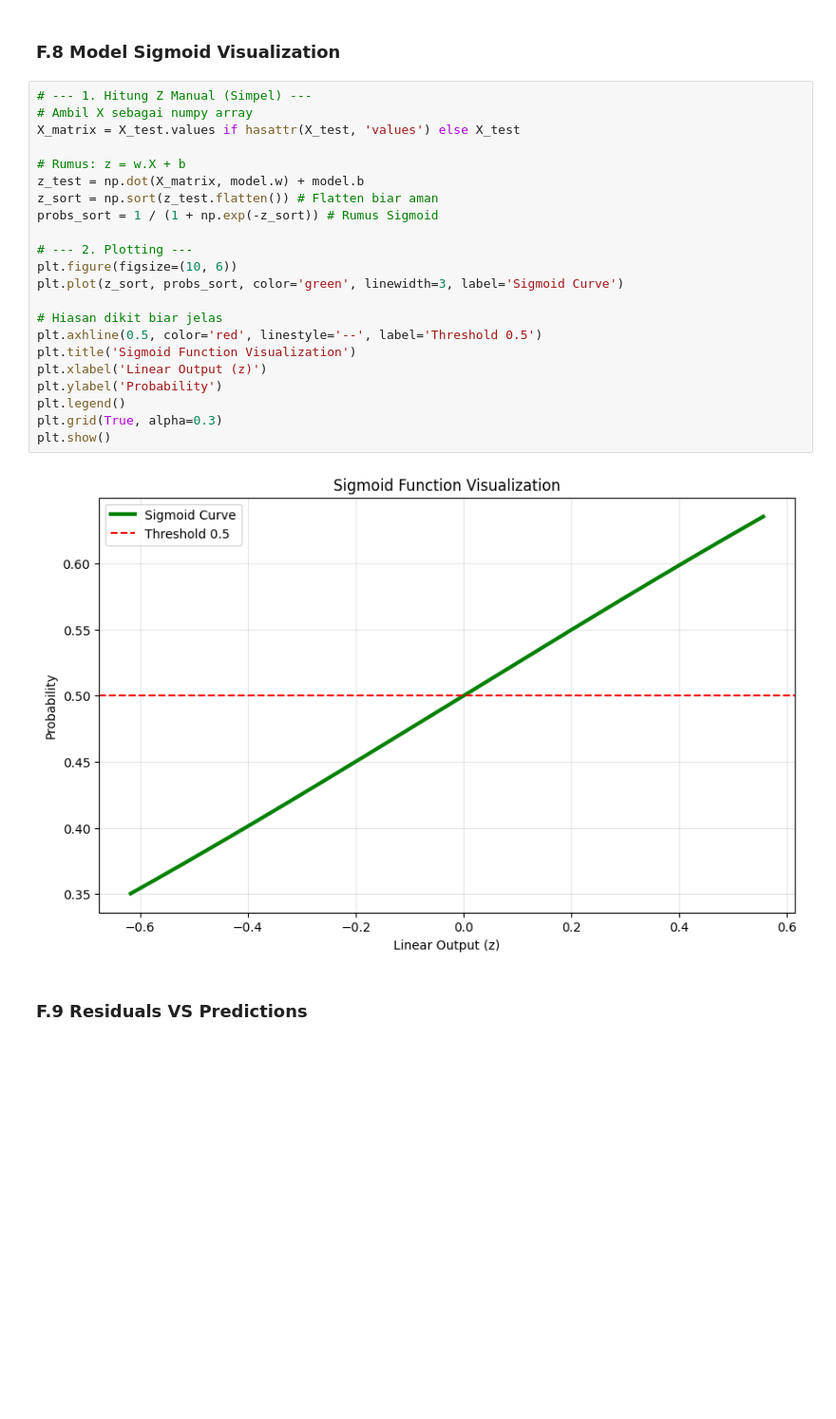
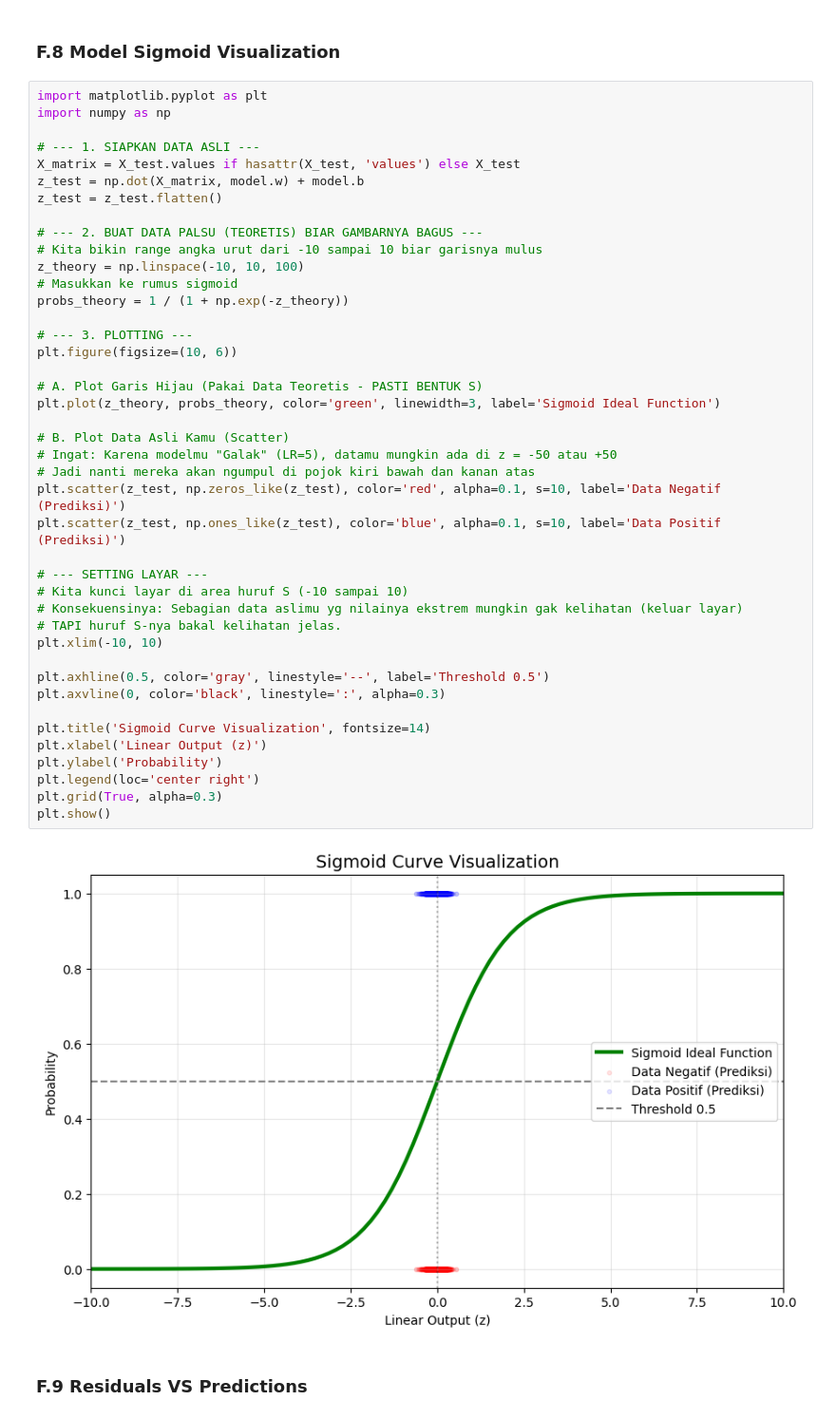
Before and after one commit to HablSank/1Day-1Dataset_MachineLearningProject, a Jupyter notebook: Day-17/Logistic Regression + NLP (IMDB Movie Reviews)/imdb_reviews.ipynb, the cells around one changed output. Shown at 95% size. Saved outputs shown, nothing was run; the diff lists cells and outputs as text; blank space fills up the shorter version.

```diff
--- a/Day-17/Logistic Regression + NLP (IMDB Movie Reviews)/imdb_reviews.ipynb
+++ b/Day-17/Logistic Regression + NLP (IMDB Movie Reviews)/imdb_reviews.ipynb
@@ -997,29 +997,49 @@ Menghitung kekuatan kata per review...
 # %% [markdown]
 ### F.8 Model Sigmoid Visualization
 # %%
-# --- 1. Hitung Z Manual (Simpel) ---
-# Ambil X sebagai numpy array
+import matplotlib.pyplot as plt
+import numpy as np
+
+# --- 1. SIAPKAN DATA ASLI ---
 X_matrix = X_test.values if hasattr(X_test, 'values') else X_test
+z_test = np.dot(X_matrix, model.w) + model.b
+z_test = z_test.flatten()
 
-# Rumus: z = w.X + b
-z_test = np.dot(X_matrix, model.w) + model.b
-z_sort = np.sort(z_test.flatten()) # Flatten biar aman
-probs_sort = 1 / (1 + np.exp(-z_sort)) # Rumus Sigmoid
+# --- 2. BUAT DATA PALSU (TEORETIS) BIAR GAMBARNYA BAGUS ---
+# Kita bikin range angka urut dari -10 sampai 10 biar garisnya mulus
+z_theory = np.linspace(-10, 10, 100)
+# Masukkan ke rumus sigmoid
+probs_theory = 1 / (1 + np.exp(-z_theory))
 
-# --- 2. Plotting ---
+# --- 3. PLOTTING ---
 plt.figure(figsize=(10, 6))
-plt.plot(z_sort, probs_sort, color='green', linewidth=3, label='Sigmoid Curve')
 
-# Hiasan dikit biar jelas
-plt.axhline(0.5, color='red', linestyle='--', label='Threshold 0.5')
-plt.title('Sigmoid Function Visualization')
+# A. Plot Garis Hijau (Pakai Data Teoretis - PASTI BENTUK S)
+plt.plot(z_theory, probs_theory, color='green', linewidth=3, label='Sigmoid Ideal Function')
+
+# B. Plot Data Asli Kamu (Scatter)
+# Ingat: Karena modelmu "Galak" (LR=5), datamu mungkin ada di z = -50 atau +50
+# Jadi nanti mereka akan ngumpul di pojok kiri bawah dan kanan atas
+plt.scatter(z_test, np.zeros_like(z_test), color='red', alpha=0.1, s=10, label='Data Negatif (Prediksi)')
+plt.scatter(z_test, np.ones_like(z_test), color='blue', alpha=0.1, s=10, label='Data Positif (Prediksi)')
+
+# --- SETTING LAYAR ---
+# Kita kunci layar di area huruf S (-10 sampai 10)
+# Konsekuensinya: Sebagian data aslimu yg nilainya ekstrem mungkin gak kelihatan (keluar layar)
+# TAPI huruf S-nya bakal kelihatan jelas.
+plt.xlim(-10, 10)
+
+plt.axhline(0.5, color='gray', linestyle='--', label='Threshold 0.5')
+plt.axvline(0, color='black', linestyle=':', alpha=0.3)
+
+plt.title('Sigmoid Curve Visualization', fontsize=14)
 plt.xlabel('Linear Output (z)')
 plt.ylabel('Probability')
-plt.legend()
+plt.legend(loc='center right')
 plt.grid(True, alpha=0.3)
 plt.show()
 # %% [output]
-[figure, old version]
+[figure, new version]
 # %% [markdown]
 ### F.9 Residuals VS Predictions
 # %%
```
